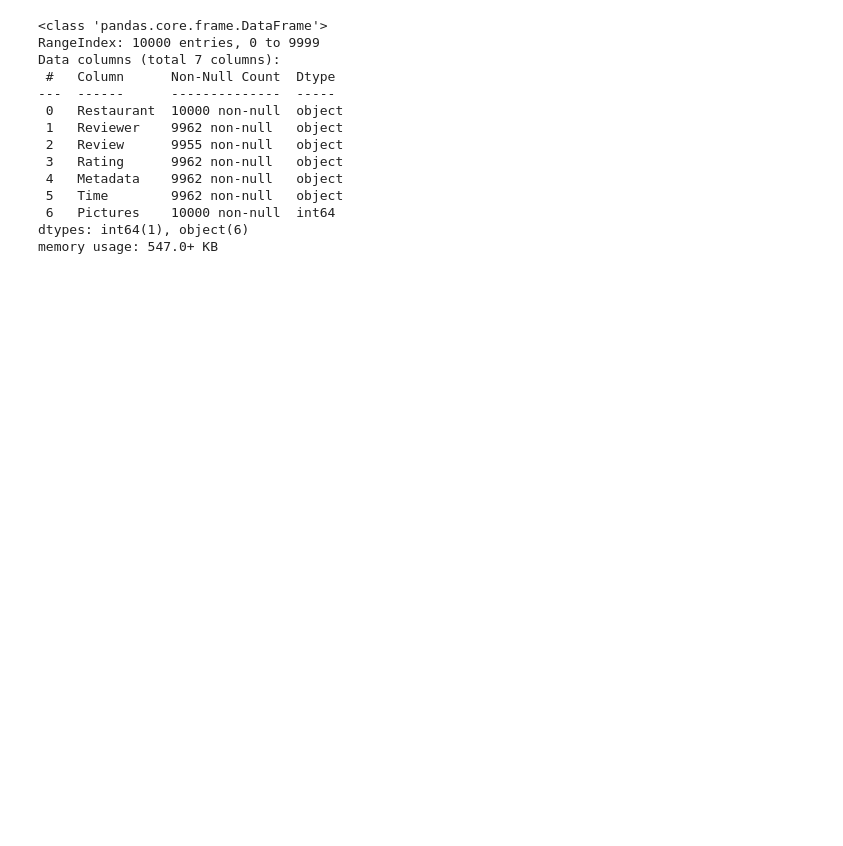
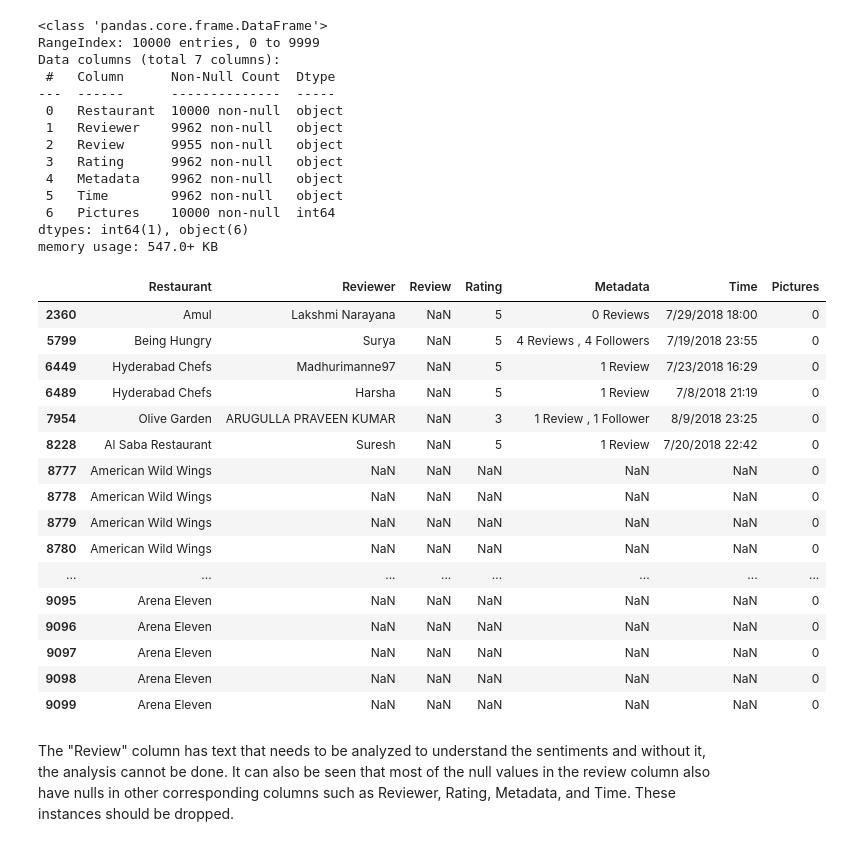
Before and after one commit to vithika-karan/Zomato-Restaurant-Clustering-and-Sentiment-Analysis, a Jupyter notebook: Zomato_Restaurant_Clustering_and_Sentiment_Analysis_Vithika_Karan.ipynb, the cells around one changed output. Cells and saved outputs as stored; diff of their text form; code cells hidden in the pictures; blank space fills up the shorter version.

Commit message:
Data Cleaning and Feature Engineering

```diff
--- a/Zomato_Restaurant_Clustering_and_Sentiment_Analysis_Vithika_Karan.ipynb
+++ b/Zomato_Restaurant_Clustering_and_Sentiment_Analysis_Vithika_Karan.ipynb
@@ -87,7 +87,7 @@ Mounted at /content/drive
 # %%
 #reading datasets
-rest_df = pd.read_csv("/content/drive/MyDrive/ALMABETTER/CAPSTONE PROJECTS/Zomato Restaurant Clustering and Sentiment Analysis - Vithika Karan /Zomato Restaurant names and Metadata.csv")
-reviews_df = pd.read_csv("/content/drive/MyDrive/ALMABETTER/CAPSTONE PROJECTS/Zomato Restaurant Clustering and Sentiment Analysis - Vithika Karan /Zomato Restaurant reviews.csv")
+rest_df = pd.read_csv("/content/drive/MyDrive/ALMABETTER/CAPSTONE PROJECTS/Zomato Restaurant Clustering and Sentiment Analysis - Vithika Karan /Data & Resources/Zomato Restaurant names and Metadata.csv")
+reviews_df = pd.read_csv("/content/drive/MyDrive/ALMABETTER/CAPSTONE PROJECTS/Zomato Restaurant Clustering and Sentiment Analysis - Vithika Karan /Data & Resources/Zomato Restaurant reviews.csv")
 # %%
 # first five rows of restaurants dataset
 rest_df.head()
@@ -145,3 +165,26 @@ Data columns (total 7 columns):
  6   Pictures    10000 non-null  int64
 dtypes: int64(1), object(6)
 memory usage: 547.0+ KB
+# %%
+#exploring null rows in reviews column
+reviews_df[reviews_df['Review'].isnull()]
+# %% [output]
+|  | Restaurant | Reviewer | Review | Rating | Metadata | Time | Pictures |
+| 2360 | Amul | Lakshmi Narayana | NaN | 5 | 0 Reviews | 7/29/2018 18:00 | 0 |
+| 5799 | Being Hungry | Surya | NaN | 5 | 4 Reviews , 4 Followers | 7/19/2018 23:55 | 0 |
+| 6449 | Hyderabad Chefs | Madhurimanne97 | NaN | 5 | 1 Review | 7/23/2018 16:29 | 0 |
+| 6489 | Hyderabad Chefs | Harsha | NaN | 5 | 1 Review | 7/8/2018 21:19 | 0 |
+| 7954 | Olive Garden | ARUGULLA PRAVEEN KUMAR | NaN | 3 | 1 Review , 1 Follower | 8/9/2018 23:25 | 0 |
+| 8228 | Al Saba Restaurant | Suresh | NaN | 5 | 1 Review | 7/20/2018 22:42 | 0 |
+| 8777 | American Wild Wings | NaN | NaN | NaN | NaN | NaN | 0 |
+| 8778 | American Wild Wings | NaN | NaN | NaN | NaN | NaN | 0 |
+| 8779 | American Wild Wings | NaN | NaN | NaN | NaN | NaN | 0 |
+| 8780 | American Wild Wings | NaN | NaN | NaN | NaN | NaN | 0 |
+| ... | ... | ... | ... | ... | ... | ... | ... |
+| 9095 | Arena Eleven | NaN | NaN | NaN | NaN | NaN | 0 |
+| 9096 | Arena Eleven | NaN | NaN | NaN | NaN | NaN | 0 |
+| 9097 | Arena Eleven | NaN | NaN | NaN | NaN | NaN | 0 |
+| 9098 | Arena Eleven | NaN | NaN | NaN | NaN | NaN | 0 |
+| 9099 | Arena Eleven | NaN | NaN | NaN | NaN | NaN | 0 |
+# %% [markdown]
+The "Review" column has text that needs to be analyzed to understand the sentiments and without it, the analysis cannot be done. It can also be seen that most of the null values in the review column also have nulls in other corresponding columns such as Reviewer, Rating, Metadata, and Time. These instances should be dropped.
```
Also changed, not shown: parts of 23 cells of this notebook.
